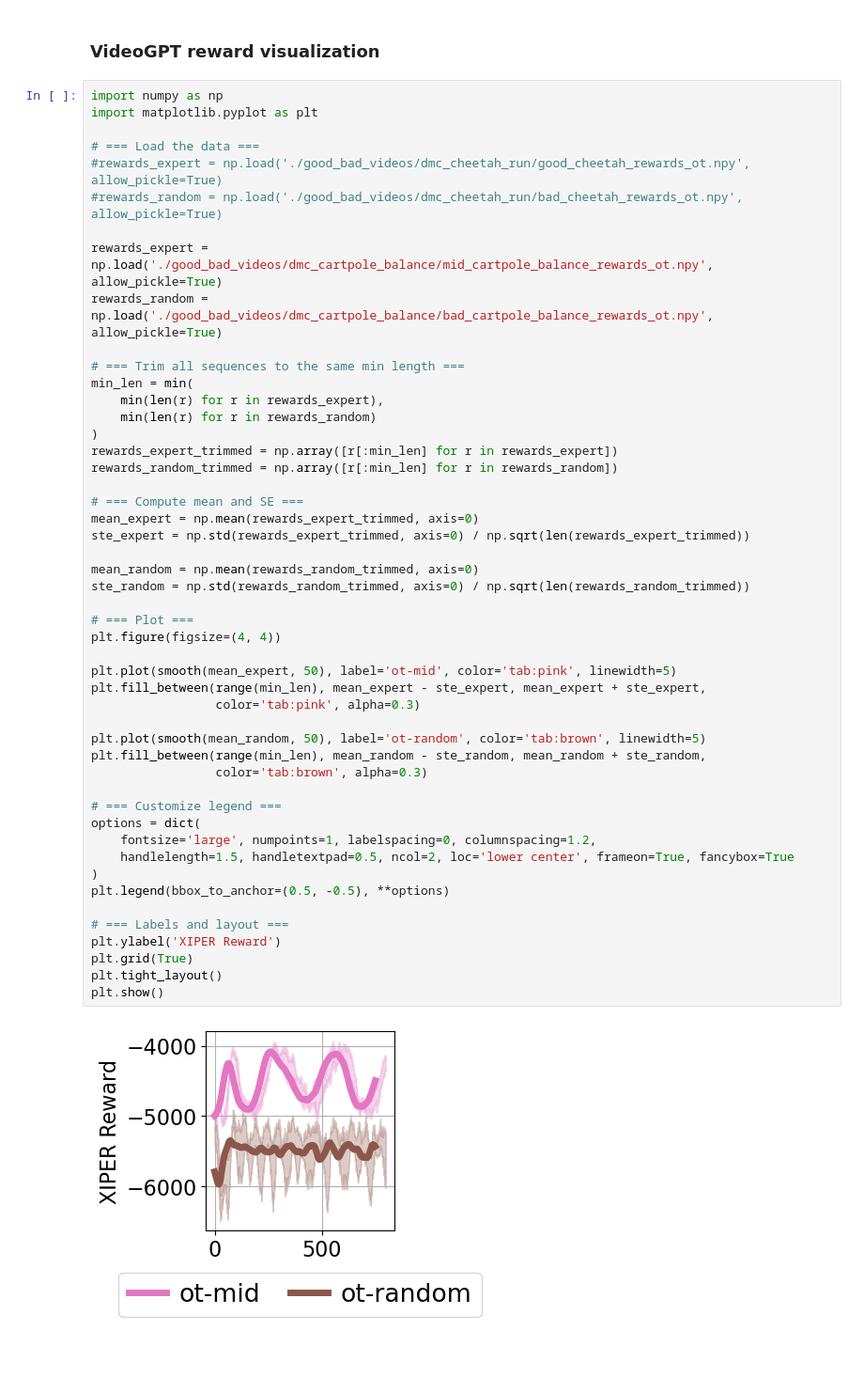
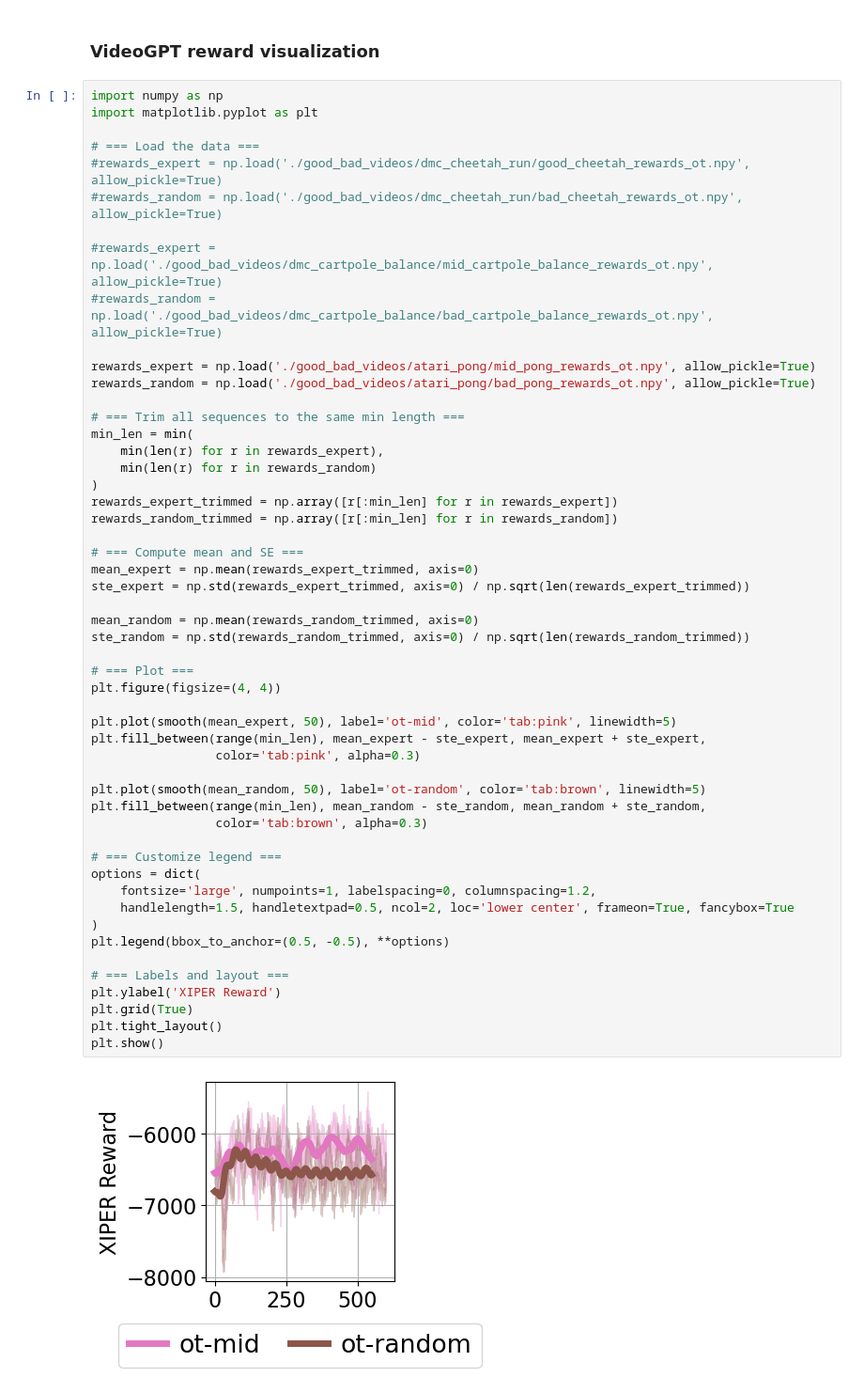
Before and after one commit to yangzhao-666/xiper, a Jupyter notebook: plot.ipynb, the cells around one changed output. Shown at 94% size. Drawn from its saved outputs; the diff is of its cells as text; blank space fills up the shorter version.

```diff
--- a/plot.ipynb
+++ b/plot.ipynb
@@ -209,8 +209,11 @@ import matplotlib.pyplot as plt
 #rewards_expert = np.load('./good_bad_videos/dmc_cheetah_run/good_cheetah_rewards_ot.npy', allow_pickle=True)
 #rewards_random = np.load('./good_bad_videos/dmc_cheetah_run/bad_cheetah_rewards_ot.npy', allow_pickle=True)
 
-rewards_expert = np.load('./good_bad_videos/dmc_cartpole_balance/mid_cartpole_balance_rewards_ot.npy', allow_pickle=True)
-rewards_random = np.load('./good_bad_videos/dmc_cartpole_balance/bad_cartpole_balance_rewards_ot.npy', allow_pickle=True)
+#rewards_expert = np.load('./good_bad_videos/dmc_cartpole_balance/mid_cartpole_balance_rewards_ot.npy', allow_pickle=True)
+#rewards_random = np.load('./good_bad_videos/dmc_cartpole_balance/bad_cartpole_balance_rewards_ot.npy', allow_pickle=True)
+
+rewards_expert = np.load('./good_bad_videos/atari_pong/mid_pong_rewards_ot.npy', allow_pickle=True)
+rewards_random = np.load('./good_bad_videos/atari_pong/bad_pong_rewards_ot.npy', allow_pickle=True)
 
 # === Trim all sequences to the same min length ===
 min_len = min(
@@ -224,31 +227,31 @@ rewards_random_trimmed = np.array([r[:min_len] for r in rewards_random])
 mean_expert = np.mean(rewards_expert_trimmed, axis=0)
 ste_expert = np.std(rewards_expert_trimmed, axis=0) / np.sqrt(len(rewards_expert_trimmed))
 
 mean_random = np.mean(rewards_random_trimmed, axis=0)
 ste_random = np.std(rewards_random_trimmed, axis=0) / np.sqrt(len(rewards_random_trimmed))
 
 # === Plot ===
 plt.figure(figsize=(4, 4))
 
 plt.plot(smooth(mean_expert, 50), label='ot-mid', color='tab:pink', linewidth=5)
 plt.fill_between(range(min_len), mean_expert - ste_expert, mean_expert + ste_expert,
                  color='tab:pink', alpha=0.3)
 
 plt.plot(smooth(mean_random, 50), label='ot-random', color='tab:brown', linewidth=5)
 plt.fill_between(range(min_len), mean_random - ste_random, mean_random + ste_random,
                  color='tab:brown', alpha=0.3)
 
 # === Customize legend ===
 options = dict(
     fontsize='large', numpoints=1, labelspacing=0, columnspacing=1.2,
     handlelength=1.5, handletextpad=0.5, ncol=2, loc='lower center', frameon=True, fancybox=True
 )
 plt.legend(bbox_to_anchor=(0.5, -0.5), **options)
 
 # === Labels and layout ===
 plt.ylabel('XIPER Reward')
 plt.grid(True)
 plt.tight_layout()
 plt.show()
 # %% [output]
-[figure, old version]
+[figure, new version]
```
Also changed, not shown: 18 other files.
